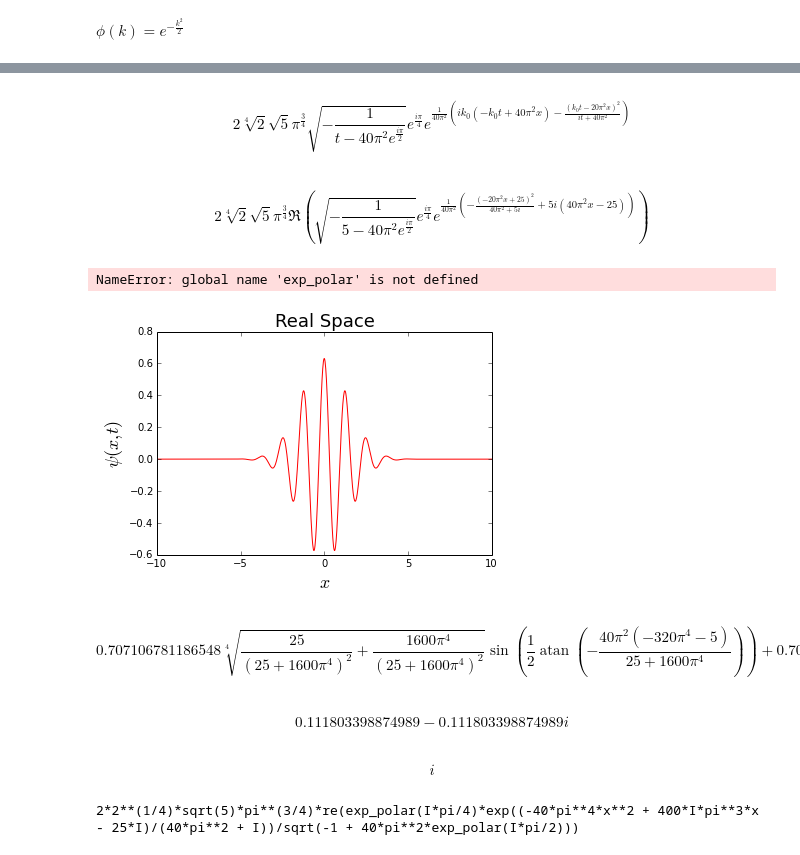
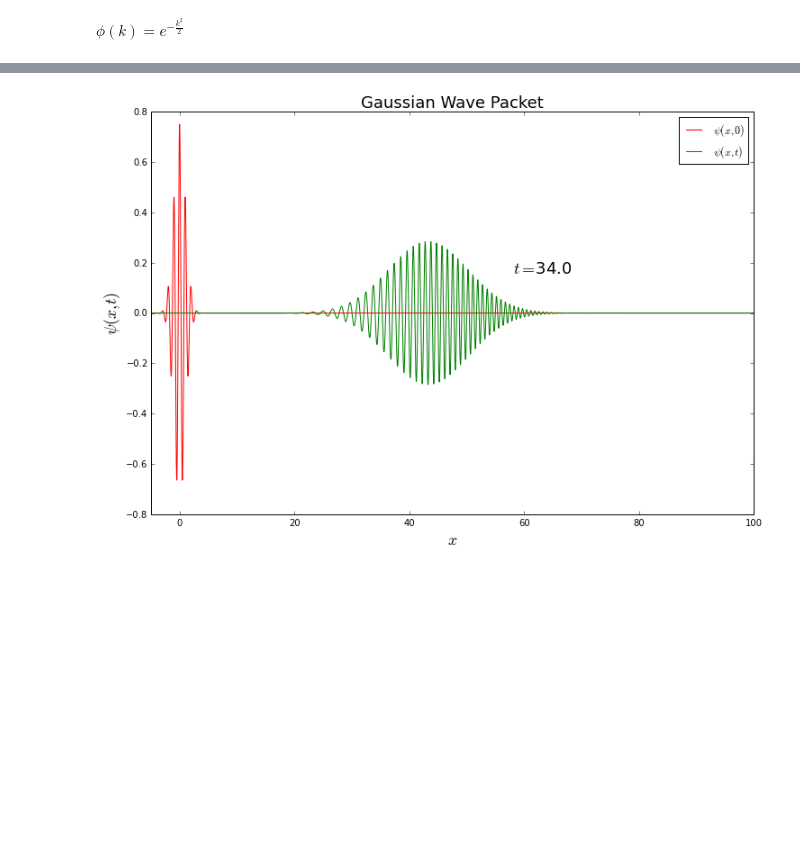
Before and after one commit to yingjerkao/quantumphysics, a Jupyter notebook: WavePacket/Gaussian Wavepacket.ipynb, the cells around one changed output, grey strips where cells are left out. Drawn from its saved outputs; the diff is of its cells as text; code cells hidden in the pictures; blank space fills up the shorter version.

```diff
--- a/WavePacket/Gaussian Wavepacket.ipynb
+++ b/WavePacket/Gaussian Wavepacket.ipynb
@@ -109,75 +109,46 @@ $\phi(k)=\frac{1}{\sqrt[4]{\pi}} e^{- \frac{1}{2} \left(k - 5\right)^{2}}$
 # %%
 var('z,k, x', real=True)
 var('t, w, k_0',real=True,positive=True)
-dx=1
+dx=1/sqrt(2)
 
-q=exp(-(x/dx)**2/4)*exp(I*k_0*x)     # Gaussian wave packet
-#q=exp(-(x/dx)**2/4)*(cos(k_0*x)+I*sin(k_0*x))
+q=exp(-(x/dx)**2/4)*exp(I*2*pi*k_0*x)     # Gaussian wave packet
 a=sqrt(integrate(exp(-(x/dx)**2/4)**2,(x,-oo,oo)))
-display(a)
 q=(q/a).simplify()
-display(q)
-#p=1/sqrt(2*pi)*integrate((q*exp(-I*x*k)).simplify(), (x,-oo,oo))   #Fourier transformation
-#p=1/sqrt(2*pi)*fourier_transform(q,x,k/2/pi)
 p=fourier_transform(q,x,k).simplify()
-#display(p)
-w=k*k/10
-#qt=Function('qt')(z,k_0,t)
-#qt=p*exp(I*(z*k-w*t))
-#qt=qt.simplify()
-#display(qt)
-#qt=(1/sqrt(2*pi)*integrate(qt,(k,-oo,oo))).simplify()
-#qt=1/sqrt(2*pi)*inverse_fourier_transform(p*exp(-I*w*t),k, x)
-qt=inverse_fourier_transform(p*exp(-I*w*t),k,x)#.subs(exp_polar, exp)
 
-display((qt))
-display(re(qt))
-def WavePacket(k0,t0):
-    #qt=inverse_fourier_transform((p.subs(k_0,k0)*exp(-I*w*t0)),k,x)
-    #print type(qt)
+w=k*k*4
+
+qt=inverse_fourier_transform(p*exp(-I*w*t),k,x).subs(exp_polar, exp)
+qt=expand_complex(qt)
+
+def WavePacket(k0=1,t0=0.5):
 
     qr=re(q.subs([(k_0,k0)]))
     qtr=re(qt.subs([(k_0,k0),(t,t0)]))  # take the real part
 
-    #display(q)
-    #display(qr)
-    display(qt)
-  #  print qt
-    display(qtr)
     f=lambdify(x,qr,'numpy')
     g=lambdify(x,qtr,'numpy')
 
-    xpts=np.linspace(-10,10,1000)
+    xpts=np.linspace(-10,100,10000)
 
-    fig1=plt.figure()
+    fig1=plt.figure(figsize=(12,8))
     ax1=fig1.add_subplot(111)
     ax1.set_xlabel("$x$",fontsize=18)
     ax1.set_ylabel("$\psi(x,t)$",fontsize=18)
-    ax1.set_title('Real Space',fontsize=18)
+    ax1.set_title('Gaussian Wave Packet',fontsize=18)
     ax1.plot(xpts, f(xpts) ,color='red', label='$\psi(x,0)$')
     ax1.plot(xpts, g(xpts) ,color='green',label='$\psi(x,t)$')
     ax1.annotate('$t=$'+str(t0), xy=(.6, .6),  xycoords='axes fraction',fontsize=18)
-    #ax1.set_ylim([-1,1])
+    ax1.set_xlim([-5,100])
     ax1.legend()
     plt.show()
-    display(Latex('$\psi(x,0)='+str(latex(qr))+'$'))
-    display(Latex('$\psi(x,'+str(t0)+')='+str(latex(qtr))+'$'))
+   # display(Latex('$\psi(x,0)='+str(latex(qr))+'$'))
+   # display(Latex('$\psi(x,'+str(t0)+')='+str(latex(qtr))+'$'))
 ###
 
 
-g2=interactive(WavePacket,k0=(0,10,1), t0=(0,10,1))
+g2=interactive(WavePacket,k0=(1,3,1), t0=(0,40,0.5))
 #g2=interactive(WavePacket,t0=(0,1,0.01))
 display(g2)
 # %% [output]
-$$2 \sqrt[4]{2} \sqrt{5} \pi^{\frac{3}{4}} \sqrt{- \frac{1}{t - 40 \pi^{2} e^{\frac{i \pi}{2}}}} e^{\frac{i \pi}{4}} e^{\frac{1}{40 \pi^{2}} \left(i k_{0} \left(- k_{0} t + 40 \pi^{2} x\right) - \frac{\left(k_{0} t - 20 \pi^{2} x\right)^{2}}{i t + 40 \pi^{2}}\right)}$$
-$$2 \sqrt[4]{2} \sqrt{5} \pi^{\frac{3}{4}} \Re {\left (\sqrt{- \frac{1}{5 - 40 \pi^{2} e^{\frac{i \pi}{2}}}} e^{\frac{i \pi}{4}} e^{\frac{1}{40 \pi^{2}} \left(- \frac{\left(- 20 \pi^{2} x + 25\right)^{2}}{40 \pi^{2} + 5 i} + 5 i \left(40 \pi^{2} x - 25\right)\right)} \right )}$$
-NameError: global name 'exp_polar' is not defined
-[figure, old version]
+[figure, new version]
-# %%
-re(sqrt(-1/(5-40*I*pi**2))*exp(I*pi/4).n())
-# %% [output]
-$$0.707106781186548 \sqrt[4]{\frac{25}{\left(25 + 1600 \pi^{4}\right)^{2}} + \frac{1600 \pi^{4}}{\left(25 + 1600 \pi^{4}\right)^{2}}} \sin{\left (\frac{1}{2} \operatorname{atan}{\left (- \frac{40 \pi^{2} \left(- 320 \pi^{4} - 5\right)}{25 + 1600 \pi^{4}} \right )} \right )} + 0.707106781186548 \sqrt[4]{\frac{25}{\left(25 + 1600 \pi^{4}\right)^{2}} + \frac{1600 \pi^{4}}{\left(25 + 1600 \pi^{4}\right)^{2}}} \cos{\left (\frac{1}{2} \operatorname{atan}{\left (- \frac{40 \pi^{2} \left(- 320 \pi^{4} - 5\right)}{25 + 1600 \pi^{4}} \right )} \right )}$$
-# %%
-sqrt(1/(40*I)).n()
-# %% [output]
-$$0.111803398874989 - 0.111803398874989 i$$
@@ -186,8 +154,0 @@ Function?
-# %%
-exp(I*pi/2)
-# %% [output]
-$$i$$
-# %%
-print qt.subs([(k_0,5),(t,1)]).as_real_imag()[0]
-# %% [output]
-2*2**(1/4)*sqrt(5)*pi**(3/4)*re(exp_polar(I*pi/4)*exp((-40*pi**4*x**2 + 400*I*pi**3*x - 25*I)/(40*pi**2 + I))/sqrt(-1 + 40*pi**2*exp_polar(I*pi/2)))
```
Also changed, not shown: parts of 5 cells of this notebook.
